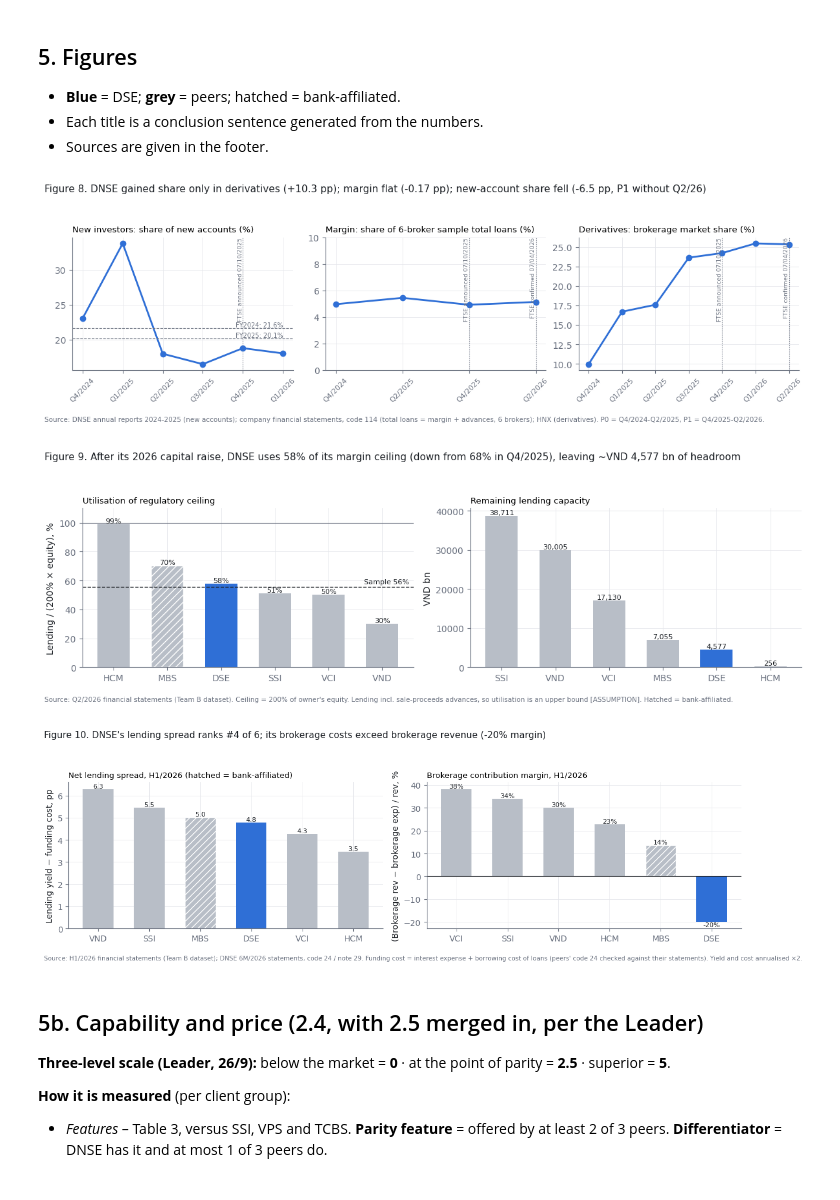
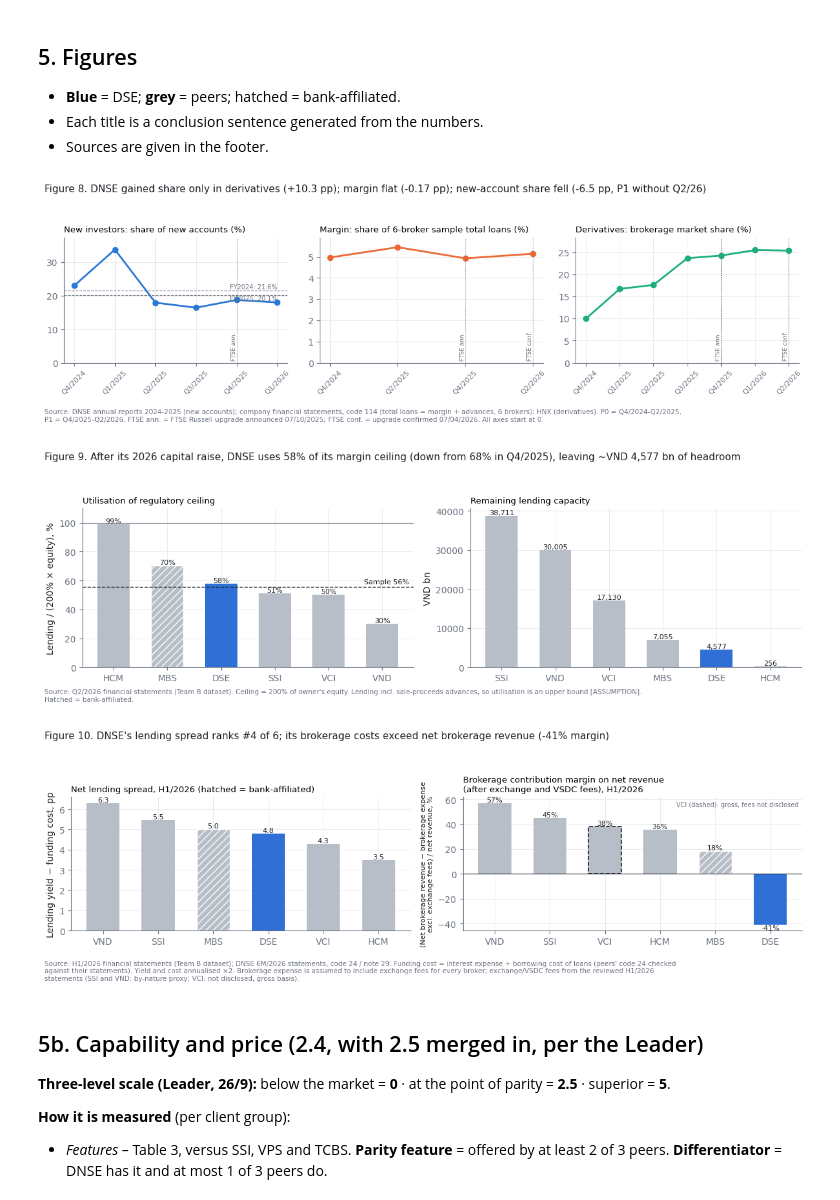
Before and after one commit to Xx-Pumpkin-xX/fba_roadto30_2026, a Jupyter notebook: notebook/B1_axis2_supply_side.ipynb, the cells around one changed output. Saved outputs shown, nothing was run; the diff lists cells and outputs as text; code cells hidden in the pictures.

Commit message:
Leader round 3: new 2.4 rule, net brokerage margin, figure fixes

```diff
--- a/notebook/B1_axis2_supply_side.ipynb
+++ b/notebook/B1_axis2_supply_side.ipynb
@@ -465,11 +465,18 @@ ef["rank_spread_B"] = ef.spread_B_pp.rank(ascending=False).astype(int)
 bk = brk.copy()
 bk["contrib_margin_h1_26"] = (bk.brk_rev_h1_26 - bk.brk_exp_h1_26) / bk.brk_rev_h1_26
 bk["contrib_margin_h1_25"] = (bk.brk_rev_h1_25 - bk.brk_exp_h1_25) / bk.brk_rev_h1_25
-bk["rank_contrib"] = bk.contrib_margin_h1_26.rank(ascending=False).astype(int)
+_fees = pd.read_csv(ROOT / "data/sources/brokerage_fees_H1_2026.csv", encoding="utf-8-sig").set_index("ticker")
+bk["exchange_fees_h1_26"] = bk.ticker.map(_fees.exchange_fees_h1_26_bn)
+bk["brk_rev_net_h1_26"] = bk.brk_rev_h1_26 - bk.exchange_fees_h1_26
+bk["contrib_margin_net_h1_26"] = (bk.brk_rev_h1_26 - bk.brk_exp_h1_26) / bk.brk_rev_net_h1_26
+bk["contrib_basis"] = np.where(bk.exchange_fees_h1_26.notna(), "net", "gross (fees not disclosed)")
+bk["contrib_margin_used"] = bk.contrib_margin_net_h1_26.fillna(bk.contrib_margin_h1_26)
+bk["rank_contrib"] = bk.contrib_margin_used.rank(ascending=False).astype(int)
 
 eff = ef[["ticker", "bank_affiliated", "lending_yield", "funding_cost_A", "funding_cost_B",
           "spread_A_pp", "spread_B_pp", "rank_spread_A", "rank_spread_B"]].merge(
-      bk[["ticker", "contrib_margin_h1_25", "contrib_margin_h1_26", "rank_contrib"]], on="ticker")
+      bk[["ticker", "contrib_margin_h1_25", "contrib_margin_h1_26", "exchange_fees_h1_26", "brk_rev_net_h1_26",
+          "contrib_margin_net_h1_26", "contrib_basis", "contrib_margin_used", "rank_contrib"]], on="ticker")
 eff.to_csv(CLEAN / "2.3_efficiency.csv", index=False)
 display(eff.round(4))
 
@@ -556,46 +563,49 @@ plt.rcParams.update({"font.size": 10, "axes.spines.top": False, "axes.spines.rig
                      "ytick.color": MUTED, "axes.grid": True, "grid.color": "#E5E7EB",
                      "grid.linewidth": 0.6, "axes.axisbelow": True})
 
+import textwrap
 def footer(fig, text):
-    fig.text(0.01, 0.01, text, fontsize=7.5, color=MUTED, ha="left", va="bottom")
+    fig.text(0.01, 0.01, textwrap.fill(text, 180), fontsize=7.5, color=MUTED, ha="left", va="bottom")
 
 def bar_colors(tickers):
     return [ACCENT if t == "DSE" else PEER for t in tickers]
 # %%
 fig, axes = plt.subplots(1, 3, figsize=(12, 3.8), sharey=False)
 qq = acq_off[acq_off.period.str.startswith("Q")]
-axes[0].plot(qq.period, qq.share * 100, marker="o", color=ACCENT, lw=2, label="Quarterly 2025")
+SEG_COL = {"New investors": "#2a78d6", "Margin": "#eb6834", "Derivatives": "#1baf7a"}
+axes[0].plot(qq.period, qq.share * 100, marker="o", color=SEG_COL["New investors"], lw=2, label="Quarterly")
 for per in ["FY2024", "FY2025"]:
     v = acq_off.set_index("period").share[per] * 100
     axes[0].axhline(v, color=MUTED, lw=0.8, ls="--")
-    axes[0].text(len(qq) - 1, v, f" {per}: {v:.1f}%", fontsize=7, color=MUTED, va="bottom", ha="right")
+    axes[0].text(len(qq) - 1, v, f" {per}: {v:.1f}%", fontsize=7, color=MUTED, va="bottom" if per == "FY2024" else "top", ha="right")
 axes[0].set_title("New investors: share of new accounts (%)", fontsize=9.5, loc="left")
-axes[1].plot(list(mh_share.index), mh_share.values * 100, marker="o", color=ACCENT, lw=2)
+axes[1].plot(list(mh_share.index), mh_share.values * 100, marker="o", color=SEG_COL["Margin"], lw=2)
 axes[1].set_title("Margin: share of 6-broker sample total loans (%)", fontsize=9.5, loc="left")
-axes[1].set_ylim(0, 10)
 qs = list(dse_ds.index)
-axes[2].plot(qs, dse_ds.values * 100, marker="o", color=ACCENT, lw=2)
+axes[2].plot(qs, dse_ds.values * 100, marker="o", color=SEG_COL["Derivatives"], lw=2)
 axes[2].set_title("Derivatives: brokerage market share (%)", fontsize=9.5, loc="left")
-MILESTONES = {"Q4/2025": "FTSE announced 07/10/2025", "Q2/2026": "FTSE confirmed 07/04/2026"}
+MILESTONES = {"Q4/2025": "FTSE ann.", "Q2/2026": "FTSE conf."}
 for ax in axes:
+    ax.set_ylim(bottom=0, top=ax.get_ylim()[1] * 1.08)
     ticks = [t.get_text() for t in ax.get_xticklabels()] or []
     xs = list(ax.get_lines()[0].get_xdata())
     for q, lab in MILESTONES.items():
         if q in xs:
             i = xs.index(q); ax.axvline(i, color=MUTED, lw=0.8, ls=":")
-            ax.text(i, ax.get_ylim()[1], lab, fontsize=6.5, color=MUTED, rotation=90, va="top", ha="right")
+            ax.text(i, 0, " " + lab, fontsize=6.5, color=MUTED, rotation=90, va="bottom", ha="right")
     ax.tick_params(axis="x", rotation=45, labelsize=8)
 dchg = momentum.set_index("segment").change_pp
 fig.suptitle(f"Figure 8. DNSE gained share only in derivatives ({dchg['Derivatives']:+.1f} pp); margin flat ({dchg['Margin']:+.2f} pp); "
              f"new-account share fell ({dchg['New investors']:+.1f} pp, P1 without Q2/26)",
              x=0.01, ha="left", fontsize=11, color=INK)
 footer(fig, "Source: DNSE annual reports 2024-2025 (new accounts); company financial statements, code 114 (total loans = margin + advances, "
-            "6 brokers); HNX (derivatives). P0 = Q4/2024-Q2/2025, P1 = Q4/2025-Q2/2026.")
-fig.tight_layout(rect=(0, 0.05, 1, 0.93))
+            "6 brokers); HNX (derivatives). P0 = Q4/2024-Q2/2025, P1 = Q4/2025-Q2/2026. FTSE ann. = FTSE Russell upgrade announced 07/10/2025; "
+            "FTSE conf. = upgrade confirmed 07/04/2026. All axes start at 0.")
+fig.tight_layout(rect=(0, 0.08, 1, 0.93))
 fig.savefig(FIG / "Fig08_B_market_share.png", dpi=200)
 plt.show()
 # %% [output]
-[figure, old version]
+[figure, new version]
 # %%
 h = H2.drop(index="SAMPLE").sort_values("utilisation", ascending=False)
 fig, axes = plt.subplots(1, 2, figsize=(12, 4))
@@ -626,37 +636,41 @@ fig.tight_layout(rect=(0, 0.05, 1, 0.92))
 fig.savefig(FIG / "Fig09_B1_margin_headroom.png", dpi=200)
 plt.show()
 # %% [output]
-[figure, old version]
+[figure, new version]
 # %%
 fig, axes = plt.subplots(1, 2, figsize=(12, 4))
 e = eff.sort_values("spread_A_pp", ascending=False)
 bars = axes[0].bar(e.ticker, e.spread_A_pp, color=bar_colors(e.ticker), width=0.6)
 BANK = set(bs.loc[bs.bank_affiliated, "ticker"])
 for bar, t in zip(bars, e.ticker):
     if t in BANK: bar.set_hatch("///"); bar.set_edgecolor("white")
 axes[0].bar_label(bars, labels=[f"{x:.1f}" for x in e.spread_A_pp], fontsize=8, color=INK)
 axes[0].set_ylabel("Lending yield − funding cost, pp")
 axes[0].set_title("Net lending spread, H1/2026 (hatched = bank-affiliated)",
                   fontsize=9.5, loc="left")
-e2 = eff.sort_values("contrib_margin_h1_26", ascending=False)
-bars = axes[1].bar(e2.ticker, e2.contrib_margin_h1_26 * 100, color=bar_colors(e2.ticker), width=0.6)
-for bar, t in zip(bars, e2.ticker):
+e2 = eff.sort_values("contrib_margin_used", ascending=False)
+bars = axes[1].bar(e2.ticker, e2.contrib_margin_used * 100, color=bar_colors(e2.ticker), width=0.6)
+for bar, t, basis in zip(bars, e2.ticker, e2.contrib_basis):
     if t in BANK: bar.set_hatch("///"); bar.set_edgecolor("white")
-axes[1].bar_label(bars, labels=[f"{x:.0%}" for x in e2.contrib_margin_h1_26], fontsize=8, color=INK)
+    if basis != "net": bar.set_linestyle("--"); bar.set_edgecolor(INK); bar.set_linewidth(1.2)
+axes[1].bar_label(bars, labels=[f"{x:.0%}" for x in e2.contrib_margin_used], fontsize=8, color=INK)
 axes[1].axhline(0, color=INK, lw=0.8)
-axes[1].set_ylabel("(Brokerage rev − brokerage exp) / rev, %")
-axes[1].set_title("Brokerage contribution margin, H1/2026", fontsize=9.5, loc="left")
+axes[1].set_ylabel("(Net brokerage revenue − brokerage expense\nexcl. exchange fees) / net revenue, %", fontsize=8)
+axes[1].set_title("Brokerage contribution margin on net revenue\n(after exchange and VSDC fees), H1/2026", fontsize=9.5, loc="left")
+axes[1].text(0.99, 0.97, "VCI (dashed): gross, fees not disclosed", transform=axes[1].transAxes, fontsize=7, color=MUTED, ha="right", va="top")
 ea = eff.set_index("ticker")
 fig.suptitle(f"Figure 10. DNSE's lending spread ranks #{ea.at['DSE','rank_spread_A']} of 6; "
-             f"its brokerage costs exceed brokerage revenue ({ea.at['DSE','contrib_margin_h1_26']:.0%} margin)",
+             f"its brokerage costs exceed net brokerage revenue ({ea.at['DSE','contrib_margin_used']:.0%} margin)",
              x=0.01, ha="left", fontsize=11, color=INK)
 footer(fig, "Source: H1/2026 financial statements (Team B dataset); DNSE 6M/2026 statements, code 24 / note 29. Funding cost = interest "
-            "expense + borrowing cost of loans (peers' code 24 checked against their statements). Yield and cost annualised ×2.")
-fig.tight_layout(rect=(0, 0.05, 1, 0.92))
+            "expense + borrowing cost of loans (peers' code 24 checked against their statements). Yield and cost annualised ×2. "
+            "Brokerage expense is assumed to include exchange fees for every broker; exchange/VSDC fees from the reviewed H1/2026 statements "
+            "(SSI and VND: by-nature proxy; VCI: not disclosed, gross basis).")
+fig.tight_layout(rect=(0, 0.11, 1, 0.92))
 fig.savefig(FIG / "Fig10_B1_efficiency.png", dpi=200)
 plt.show()
 # %% [output]
-[figure, old version]
+[figure, new version]
 # %% [markdown]
 ## 5b. Capability and price (2.4, with 2.5 merged in, per the Leader)
 
```
Also changed, not shown: parts of 5 cells of this notebook, 14 other files.
